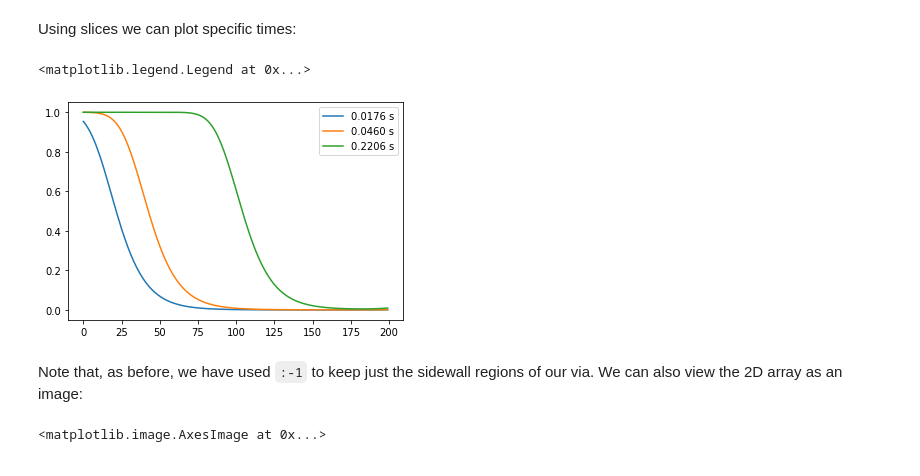
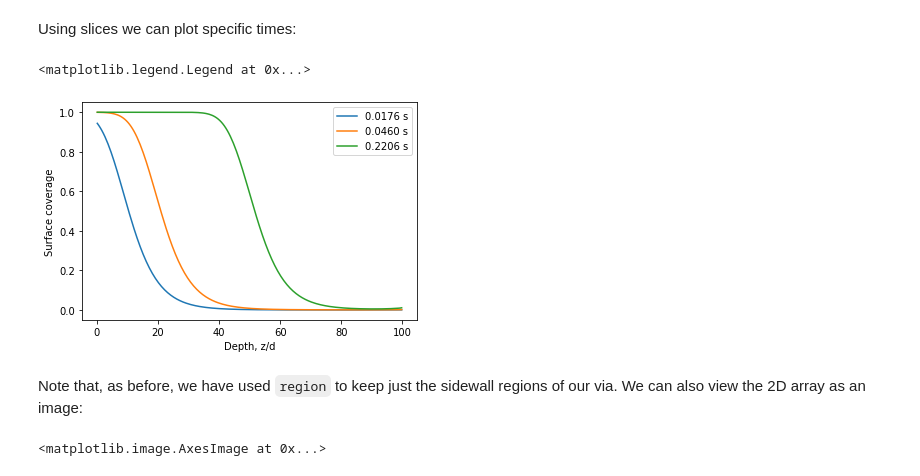
Before and after one commit to aldsim/machball, a Jupyter notebook: examples/machball_tutorial.ipynb, the cells around one changed output. Saved outputs shown, nothing was run; the diff lists cells and outputs as text; code cells hidden in the pictures.

````diff
--- a/examples/machball_tutorial.ipynb
+++ b/examples/machball_tutorial.ipynb
@@ -188,0 +186,2 @@ pt.plot(cov_wall)
+# %%
+x = np.arange(0.25,100,0.5)
@@ -201,13 +207,15 @@ We see that each row represents a coverage profile for a given time.
 # %% [markdown]
 Using slices we can plot specific times:
 # %%
-pt.plot(covs2[10,:-1], label=("%6.4f s" % times2[10]))
-pt.plot(covs2[20,:-1], label=("%6.4f s" % times2[20]))
-pt.plot(covs2[50,:-1], label=("%6.4f s" % times2[50]))
+pt.plot(x, covs2[10,st.region("wall")], label=("%6.4f s" % times2[10]))
+pt.plot(x, covs2[20,st.region("wall")], label=("%6.4f s" % times2[20]))
+pt.plot(x, covs2[50,st.region("wall")], label=("%6.4f s" % times2[50]))
+pt.xlabel("Depth, z/d")
+pt.ylabel("Surface coverage")
 pt.legend()
 # %% [output]
 <matplotlib.legend.Legend at 0x...>
-[figure, old version]
+[figure, new version]
 # %% [markdown]
-Note that, as before, we have used  ```:-1``` to keep just the sidewall regions of our via. We can also view the 2D array as an image:
+Note that, as before, we have used ```region``` to keep just the sidewall regions of our via. We can also view the 2D array as an image:
 # %%
````
Also changed, not shown: parts of 4 cells of this notebook.
